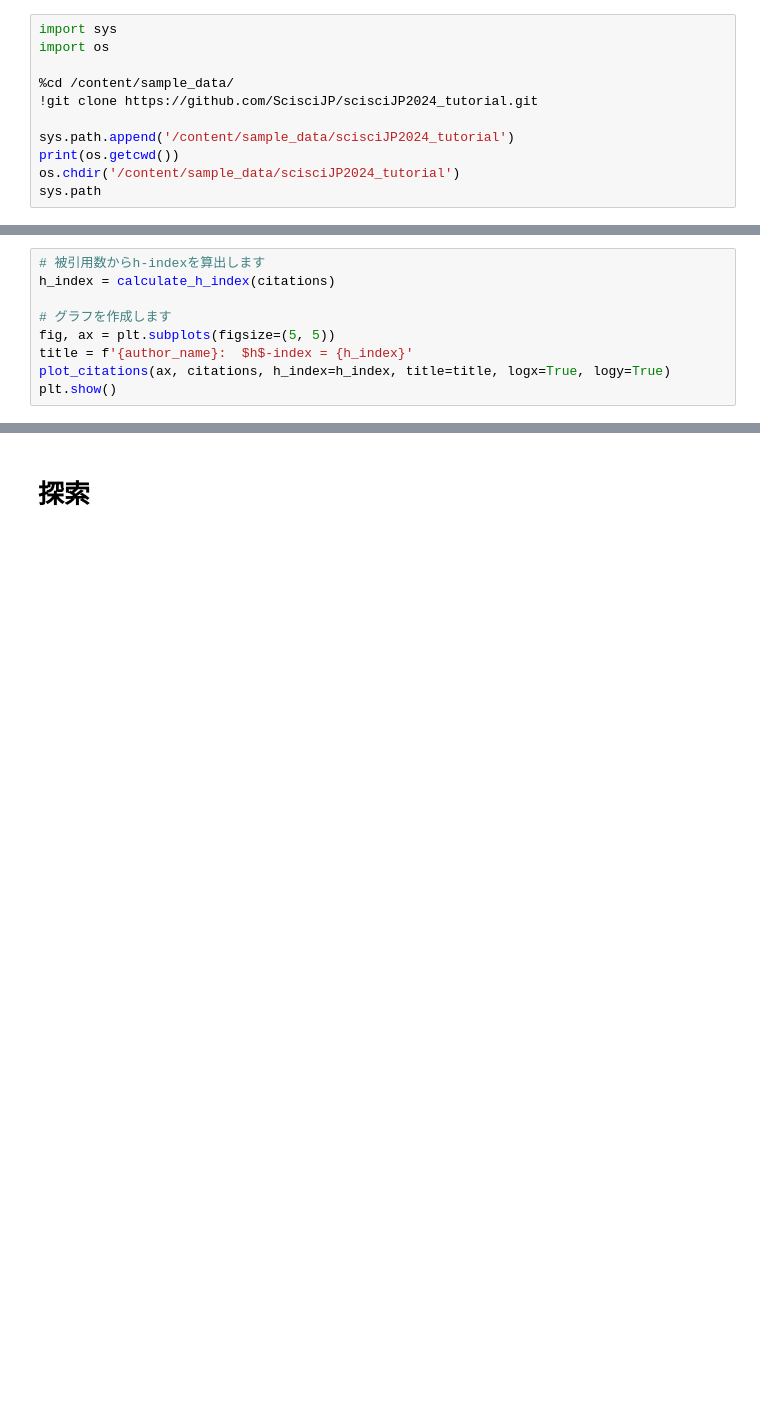
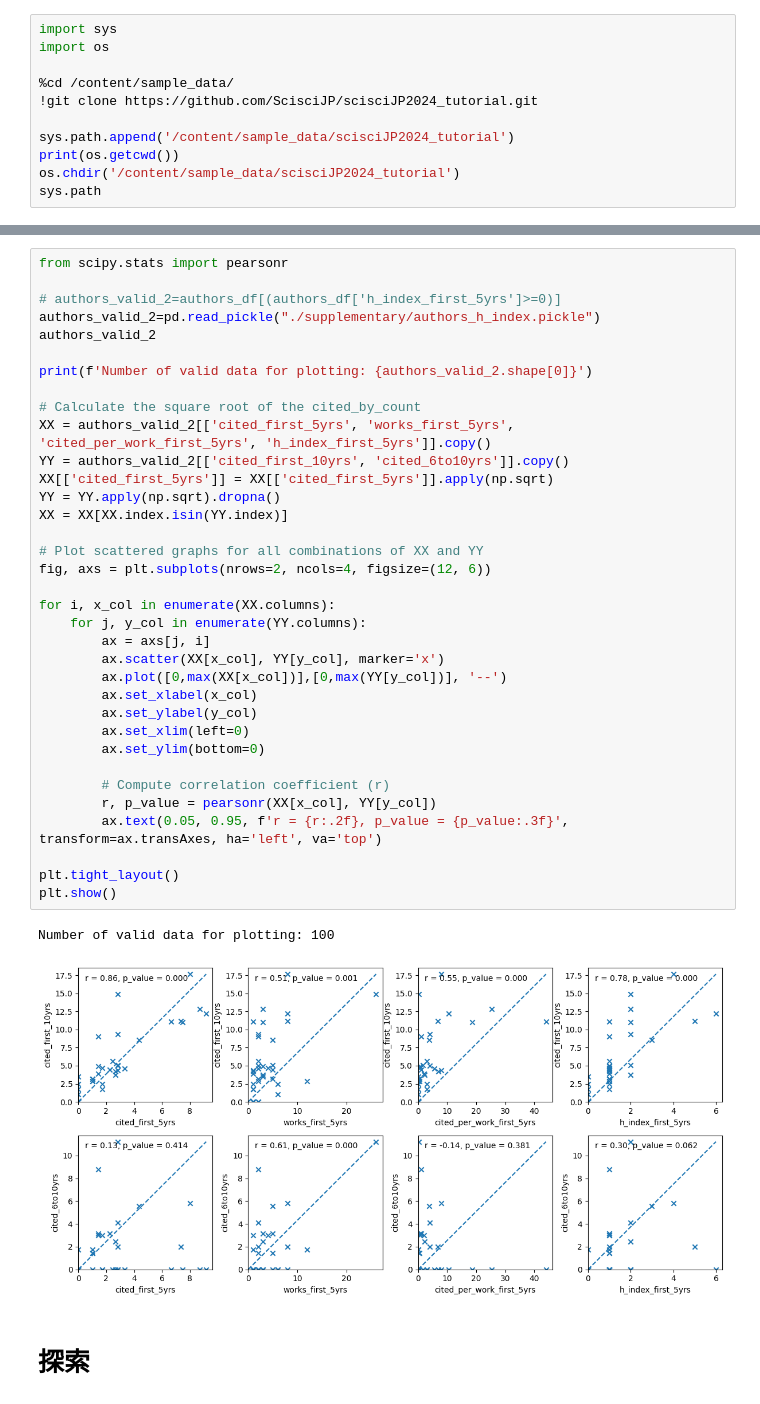
Before and after one commit to ScisciJP/tutorial_jp, a Jupyter notebook: 4-H-index.ipynb, the cells around one changed output, grey strips where cells are left out. Drawn from its saved outputs; the diff is of its cells as text; blank space fills up the shorter version.

```diff
--- a/4-H-index.ipynb
+++ b/4-H-index.ipynb
@@ -249,9 +194,0 @@ Fetching 414 objects. it may takes 0.03 to 0.1 minutes
-# %%
-# 被引用数からh-indexを算出します
-h_index = calculate_h_index(citations)
-
-# グラフを作成します
-fig, ax = plt.subplots(figsize=(5, 5))
-title = f'{author_name}:  $h$-index = {h_index}'
-plot_citations(ax, citations, h_index=h_index, title=title, logx=True, logy=True)
-plt.show()
@@ -260,3 +208,41 @@ plt.show()
+# %%
+from scipy.stats import pearsonr
+
+# authors_valid_2=authors_df[(authors_df['h_index_first_5yrs']>=0)]
+authors_valid_2=pd.read_pickle("./supplementary/authors_h_index.pickle")
+authors_valid_2
+
+print(f'Number of valid data for plotting: {authors_valid_2.shape[0]}')
+
+# Calculate the square root of the cited_by_count
+XX = authors_valid_2[['cited_first_5yrs', 'works_first_5yrs', 'cited_per_work_first_5yrs', 'h_index_first_5yrs']].copy()
+YY = authors_valid_2[['cited_first_10yrs', 'cited_6to10yrs']].copy()
+XX[['cited_first_5yrs']] = XX[['cited_first_5yrs']].apply(np.sqrt)
+YY = YY.apply(np.sqrt).dropna()
+XX = XX[XX.index.isin(YY.index)]
+
+# Plot scattered graphs for all combinations of XX and YY
+fig, axs = plt.subplots(nrows=2, ncols=4, figsize=(12, 6))
+
+for i, x_col in enumerate(XX.columns):
+    for j, y_col in enumerate(YY.columns):
+        ax = axs[j, i]
+        ax.scatter(XX[x_col], YY[y_col], marker='x')
+        ax.plot([0,max(XX[x_col])],[0,max(YY[y_col])], '--')
+        ax.set_xlabel(x_col)
+        ax.set_ylabel(y_col)
+        ax.set_xlim(left=0)
+        ax.set_ylim(bottom=0)
+
+        # Compute correlation coefficient (r)
+        r, p_value = pearsonr(XX[x_col], YY[y_col])
+        ax.text(0.05, 0.95, f'r = {r:.2f}, p_value = {p_value:.3f}', transform=ax.transAxes, ha='left', va='top')
+
+plt.tight_layout()
+plt.show()
+# %% [output]
+Number of valid data for plotting: 100
+[figure, added]
 # %% [markdown]
 # 探索
 # %% [markdown]
```
Also changed, not shown: parts of 37 cells of this notebook, 4 other files.
